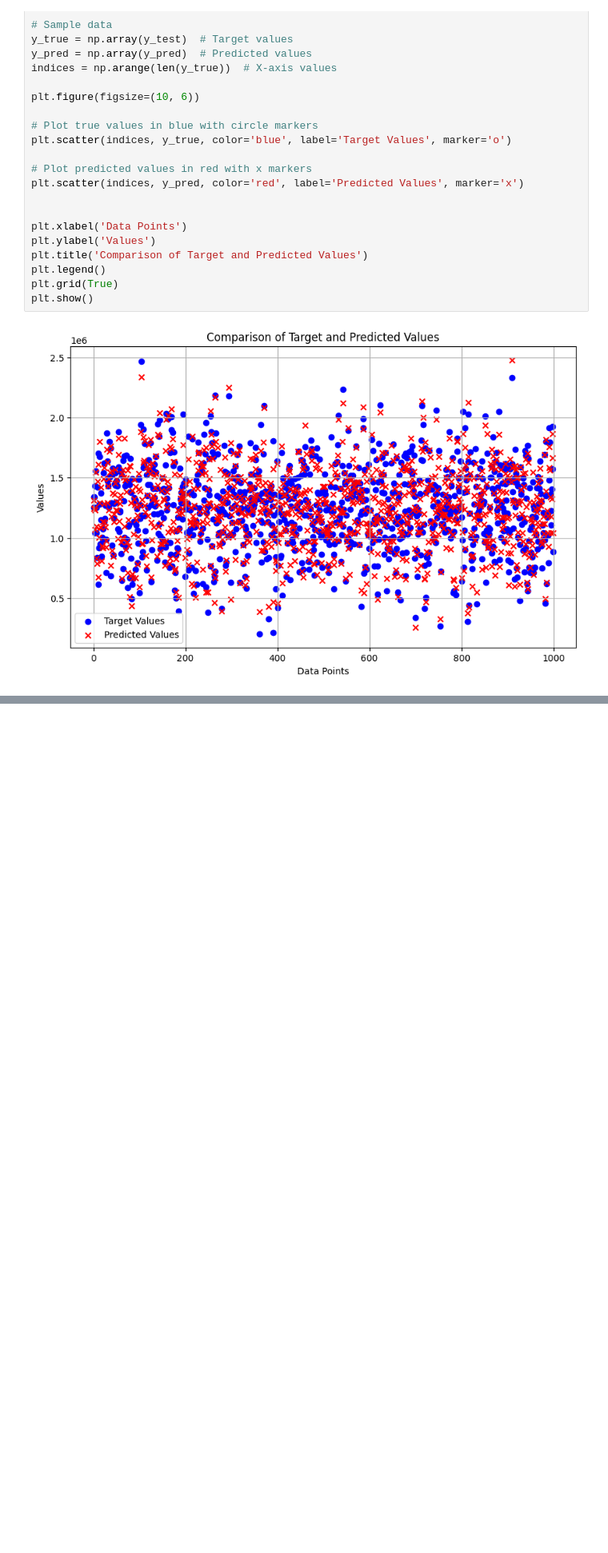
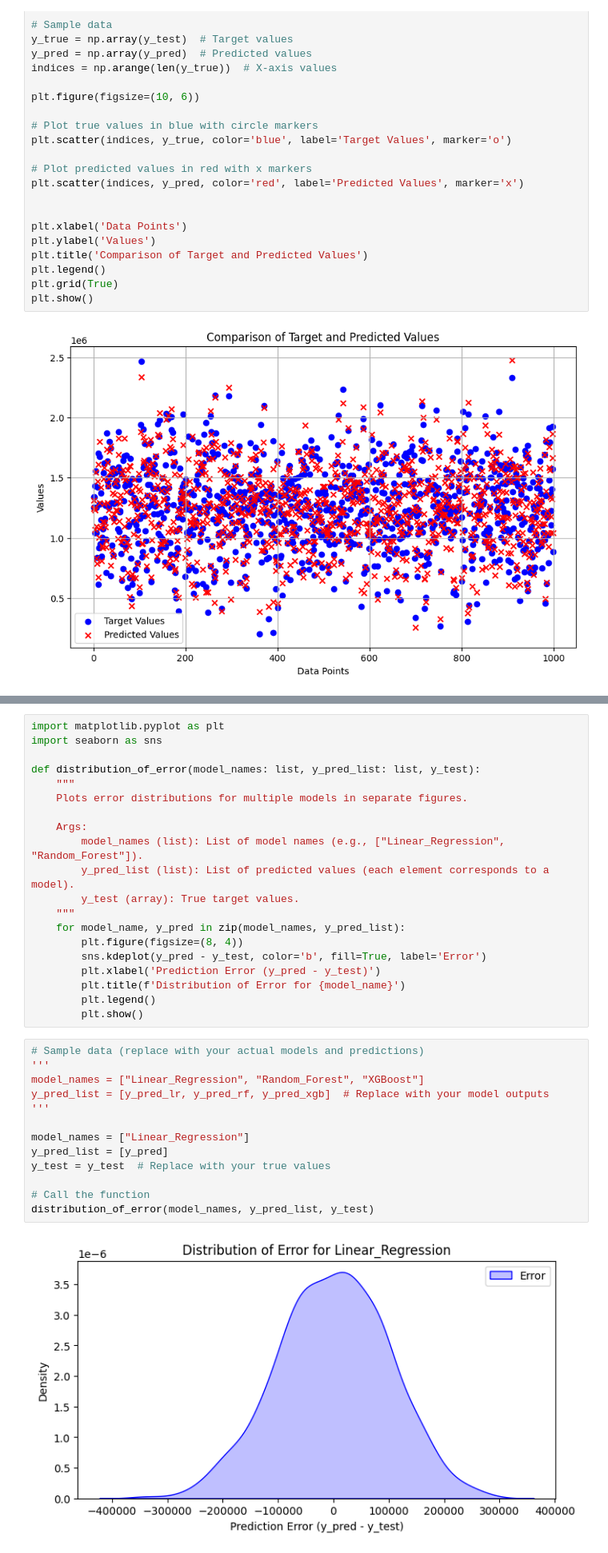
Before and after one commit to Nusrat-96/Laptop_Price_Prediction, a Jupyter notebook: notebook/housing.ipynb, the cells around one changed output, grey strips where cells are left out. Shown at 80% size. Drawn from its saved outputs; the diff is of its cells as text; blank space fills up the shorter version.

```diff
--- a/notebook/housing.ipynb
+++ b/notebook/housing.ipynb
@@ -442,0 +511,35 @@ print(y_pred)
+# %%
+import matplotlib.pyplot as plt
+import seaborn as sns
+
+def distribution_of_error(model_names: list, y_pred_list: list, y_test):
+    """
+    Plots error distributions for multiple models in separate figures.
+
+    Args:
+        model_names (list): List of model names (e.g., ["Linear_Regression", "Random_Forest"]).
+        y_pred_list (list): List of predicted values (each element corresponds to a model).
+        y_test (array): True target values.
+    """
+    for model_name, y_pred in zip(model_names, y_pred_list):
+        plt.figure(figsize=(8, 4))
+        sns.kdeplot(y_pred - y_test, color='b', fill=True, label='Error')
+        plt.xlabel('Prediction Error (y_pred - y_test)')
+        plt.title(f'Distribution of Error for {model_name}')
+        plt.legend()
+        plt.show()
+# %%
+# Sample data (replace with your actual models and predictions)
+'''
+model_names = ["Linear_Regression", "Random_Forest", "XGBoost"]
+y_pred_list = [y_pred_lr, y_pred_rf, y_pred_xgb]  # Replace with your model outputs
+'''
+
+model_names = ["Linear_Regression"]
+y_pred_list = [y_pred]
+y_test = y_test  # Replace with your true values
+
+# Call the function
+distribution_of_error(model_names, y_pred_list, y_test)
+# %% [output]
+[figure, added]
```
Also changed, not shown: parts of 15 cells of this notebook.
